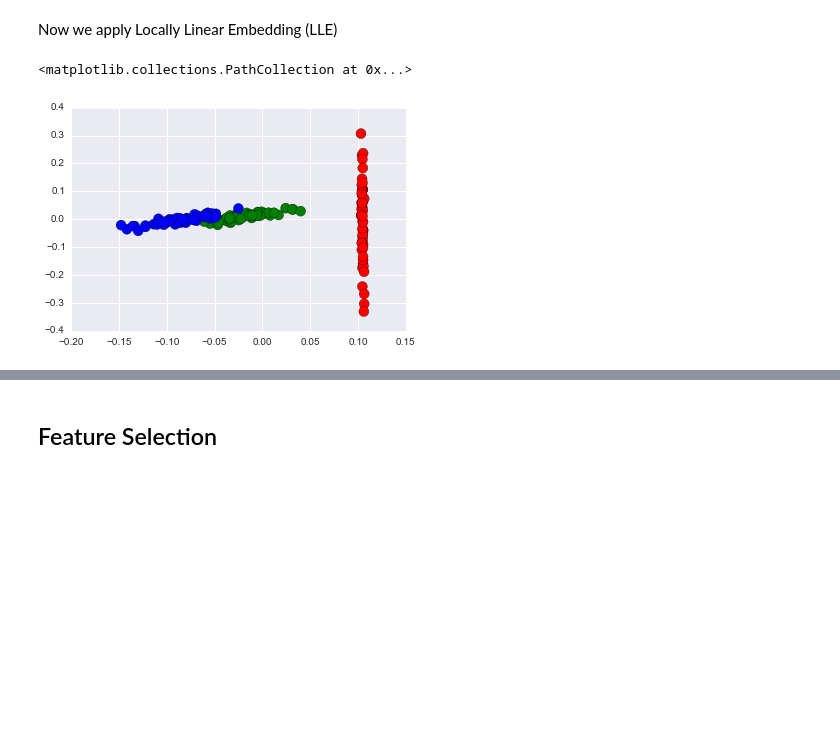
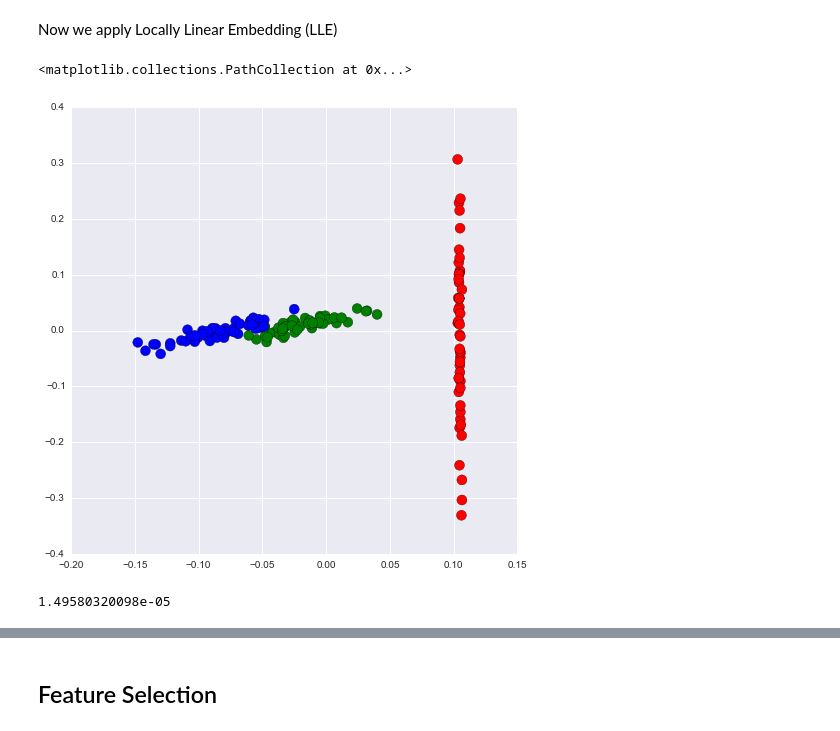
Before and after one commit to bejar/AMLTNotebooks, a Jupyter notebook: Notebooks/DimReduction.ipynb, the cells around one changed output, grey strips where cells are left out. Cells and saved outputs as stored; diff of their text form; code cells hidden in the pictures; blank space fills up the shorter version.

```diff
--- a/Notebooks/DimReduction.ipynb
+++ b/Notebooks/DimReduction.ipynb
@@ -58,8 +72,13 @@ Now we apply Locally Linear Embedding (LLE)
 # %%
 from sklearn.manifold import LocallyLinearEmbedding
 lle = LocallyLinearEmbedding(n_neighbors=25, n_components=2, method='standard')
 fdata = lle.fit_transform(iris['data'])
+fig = plt.figure(figsize=(8,8))
 plt.scatter(fdata[:, 0], fdata[:, 1], c=lc,s=100)
 # %% [output]
 <matplotlib.collections.PathCollection at 0x...>
-[figure, old version]
+[figure, new version]
+# %%
+print lle.reconstruction_error_
+# %% [output]
+1.49580320098e-05
```
Also changed, not shown: parts of 9 cells of this notebook, 1 other file.
